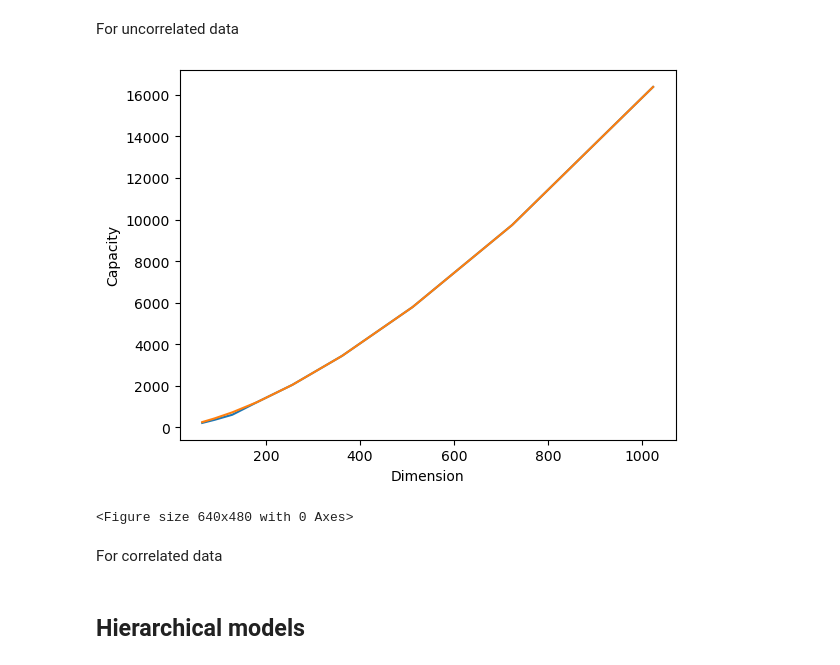
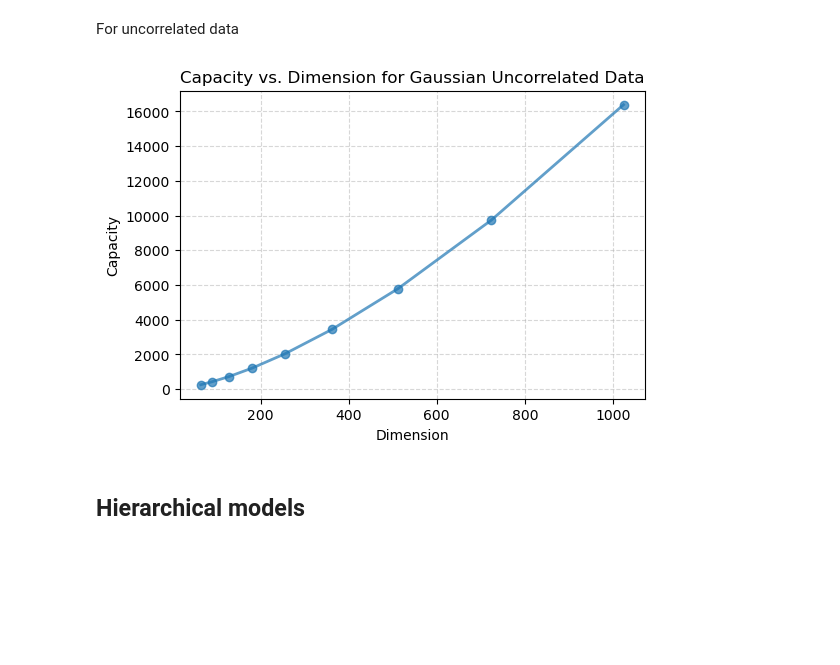
Before and after one commit to ltjed/novelty-detection-pc, a Jupyter notebook: visualization.ipynb, the cells around one changed output. Saved outputs shown, nothing was run; the diff lists cells and outputs as text; code cells hidden in the pictures; blank space fills up the shorter version.

```diff
--- a/visualization.ipynb
+++ b/visualization.ipynb
@@ -319,58 +406,40 @@ For uncorrelated data
 # %%
 pcn_dir = os.path.join('results', 'recurrent_models')
 if not os.path.exists(pcn_dir):
     os.makedirs(pcn_dir)
-
 
 # Read dimensions and capacities from running capacities.py
 uncor_dimensions = np.load(
     os.path.join(
         pcn_dir,
         f'dimensions_gaussian_b_0.npy'
     )
 )
 uncor_capacities = np.load(
     os.path.join(
         pcn_dir,
         f'capacities_gaussian_b_0.npy'
     )
 )
 
-cor_dimensions = np.load(
-    os.path.join(
-        pcn_dir,
-        f'dimensions_gaussian_b_04.npy'
-    )
-)
-cor_capacities = np.load(
-    os.path.join(
-        pcn_dir,
-        f'capacities_gaussian_b_04.npy'
-    )
-)
-
-
 # Plot loaded dimensions vs. capacities
-plt.figure()
-plt.plot(cor_dimensions, cor_capacities)
-plt.plot(uncor_dimensions, uncor_capacities)
-plt.xlabel("Dimension")
-plt.ylabel("Capacity")
-
-plt.show()
+fig, ax = plt.subplots(figsize=(6, 4))
+ax.plot(uncor_dimensions, uncor_capacities, '-o', lw=2, alpha=0.7)
+ax.set_xlabel("Dimension")
+ax.set_ylabel("Capacity")
+ax.set_title("Capacity vs. Dimension for Gaussian Uncorrelated Data")
+ax.grid(True, linestyle='--', alpha=0.5)
 
 plt.savefig(
     os.path.join(
         pcn_dir,
         f'capacity_vs_dimension_gaussian_b_0.pdf'
     ),
-    format = 'pdf' , bbox_inches='tight'
+    format='pdf', bbox_inches='tight'
 )
+plt.show()
 # %% [output]
-[figure, old version]
+[figure, new version]
-<Figure size 640x480 with 0 Axes>
-# %% [markdown]
-For correlated data
 # %% [markdown]
 ## Hierarchical models
 # %%
```
Also changed, not shown: parts of 9 cells of this notebook, 5 other files.
